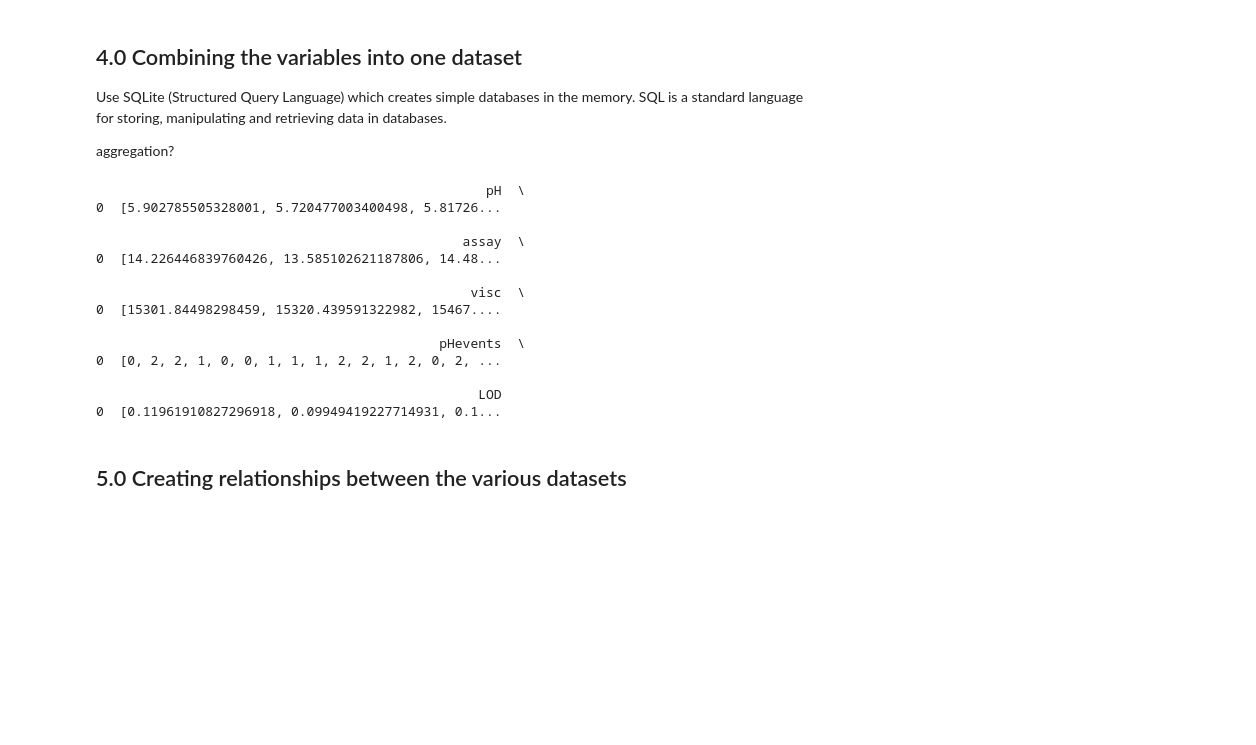
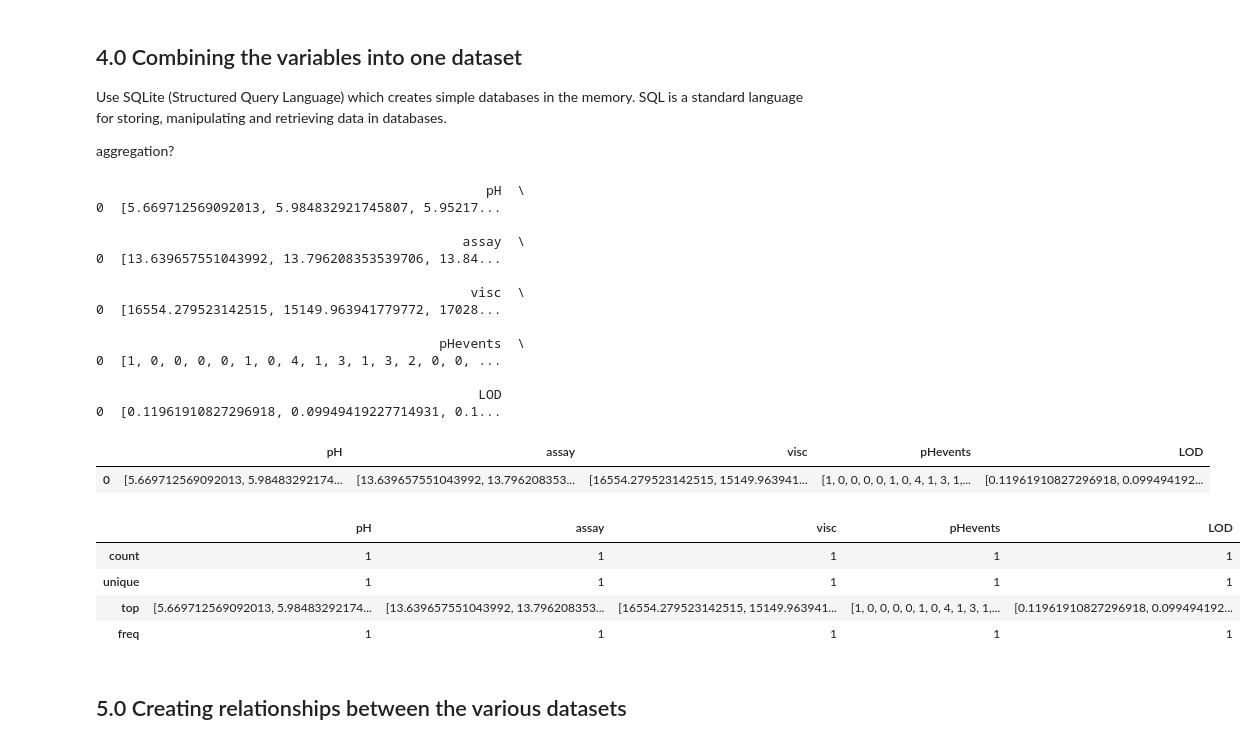
Before and after one commit to ClaireGMIT/ProgrammingProjectNOV2019, a Jupyter notebook: ProgrammingProjectNOV2019.ipynb, the cells around one changed output. Drawn from its saved outputs; the diff is of its cells as text; code cells hidden in the pictures; blank space fills up the shorter version.

```diff
--- a/ProgrammingProjectNOV2019.ipynb
+++ b/ProgrammingProjectNOV2019.ipynb
@@ -431,22 +431,35 @@ df = pd.DataFrame({
         'LOD': [append(LOD, tail)],
 
     })
+
 print(df)
+
+df #displays the data set as a table/array
 # %% [output]
                                                   pH  \
-0  [5.902785505328001, 5.720477003400498, 5.81726...
+0  [5.669712569092013, 5.984832921745807, 5.95217...
 
                                                assay  \
-0  [14.226446839760426, 13.585102621187806, 14.48...
+0  [13.639657551043992, 13.796208353539706, 13.84...
 
                                                 visc  \
-0  [15301.84498298459, 15320.439591322982, 15467....
+0  [16554.279523142515, 15149.963941779772, 17028...
 
                                             pHevents  \
-0  [0, 2, 2, 1, 0, 0, 1, 1, 1, 2, 2, 1, 2, 0, 2, ...
+0  [1, 0, 0, 0, 0, 1, 0, 4, 1, 3, 1, 3, 2, 0, 0, ...
 
                                                  LOD
 0  [0.11961910827296918, 0.09949419227714931, 0.1...
+|  | pH | assay | visc | pHevents | LOD |
+| 0 | [5.669712569092013, 5.98483292174... | [13.639657551043992, 13.796208353... | [16554.279523142515, 15149.963941... | [1, 0, 0, 0, 0, 1, 0, 4, 1, 3, 1,... | [0.11961910827296918, 0.099494192... |
+# %%
+df.describe()
+# %% [output]
+|  | pH | assay | visc | pHevents | LOD |
+| count | 1 | 1 | 1 | 1 | 1 |
+| unique | 1 | 1 | 1 | 1 | 1 |
+| top | [5.669712569092013, 5.98483292174... | [13.639657551043992, 13.796208353... | [16554.279523142515, 15149.963941... | [1, 0, 0, 0, 0, 1, 0, 4, 1, 3, 1,... | [0.11961910827296918, 0.099494192... |
+| freq | 1 | 1 | 1 | 1 | 1 |
 # %% [markdown]
 ## 5.0 Creating relationships between the various datasets
 # %% [markdown]
```
Also changed, not shown: 1 other file.
